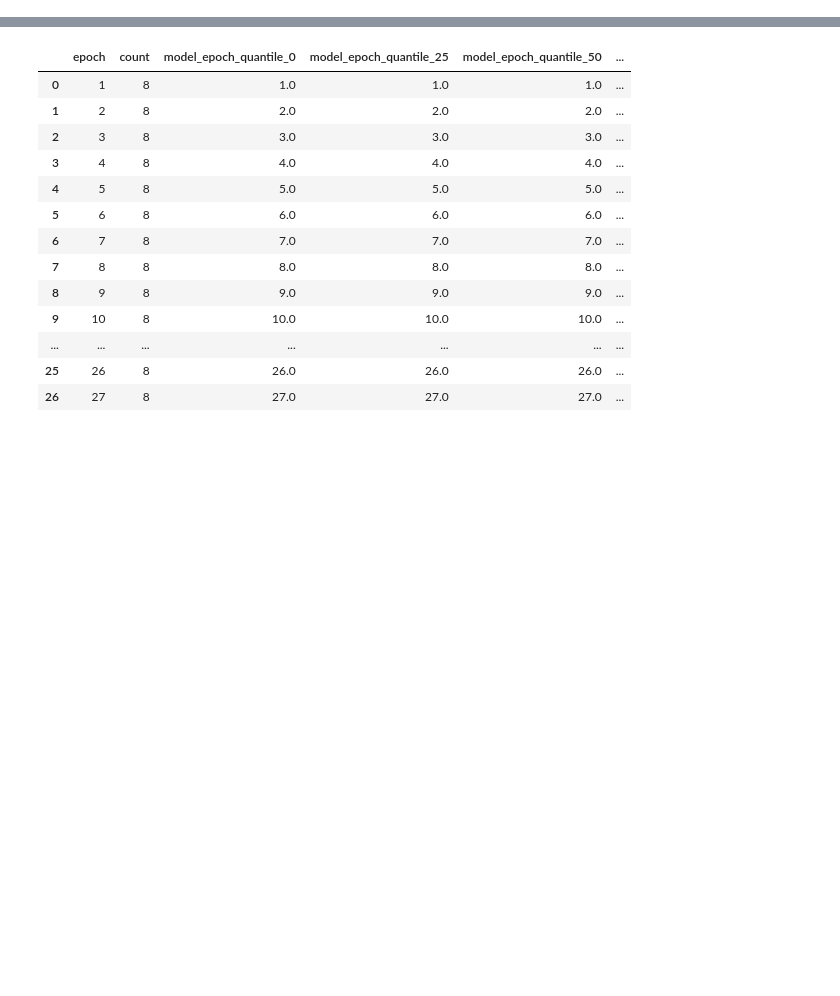
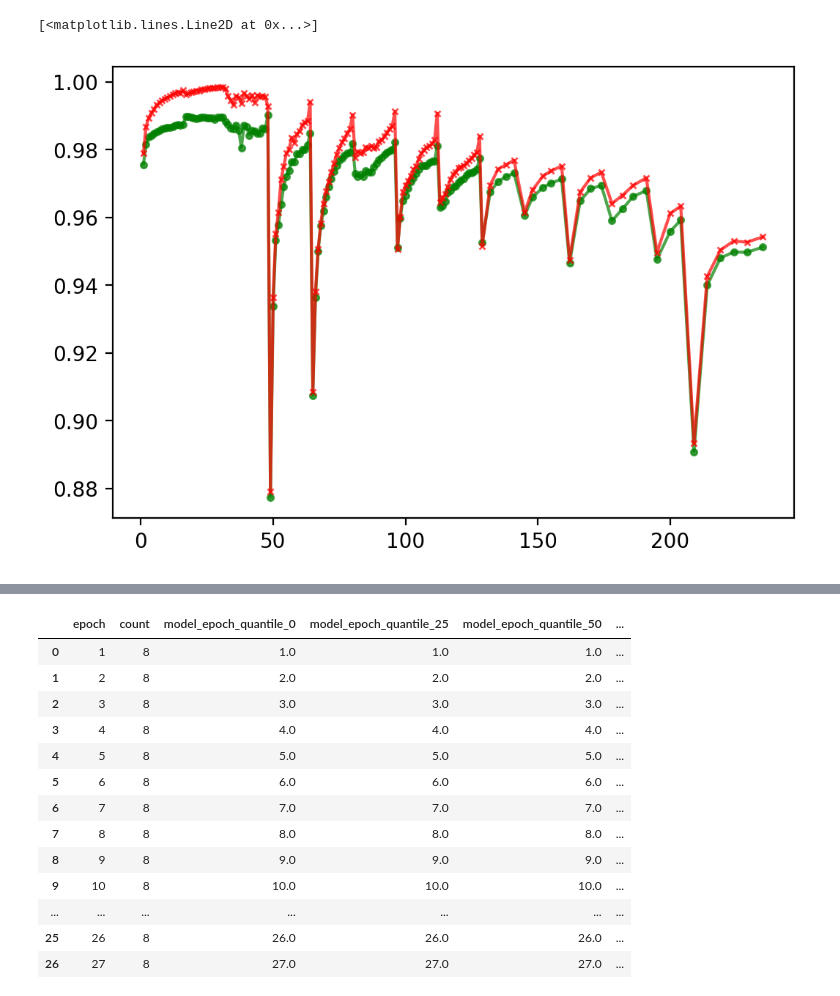
Before and after one commit to NREL/BUTTER-Empirical-Deep-Learning-Experimental-Framework, a Jupyter notebook: example/database_query_example.ipynb, the cells around one changed output, grey strips where cells are left out. Drawn from its saved outputs; the diff is of its cells as text; code cells hidden in the pictures; blank space fills up the shorter version.

```diff
--- a/example/database_query_example.ipynb
+++ b/example/database_query_example.ipynb
@@ -79,0 +164,8 @@ history
+# %%
+fig = plt.figure(dpi=200, figsize=(6,4))
+
+plt.plot(by_epoch['epoch'], by_epoch['test_accuracy_quantile_50'], '-og', markersize=3.0, alpha=.7)
+plt.plot(by_epoch['epoch'], by_epoch['trained_accuracy_quantile_50'], '-xr', markersize=3.0, alpha=.7)
+# %% [output]
+[<matplotlib.lines.Line2D at 0x...>]
+[figure, added]
```
Also changed, not shown: parts of 9 cells of this notebook.
